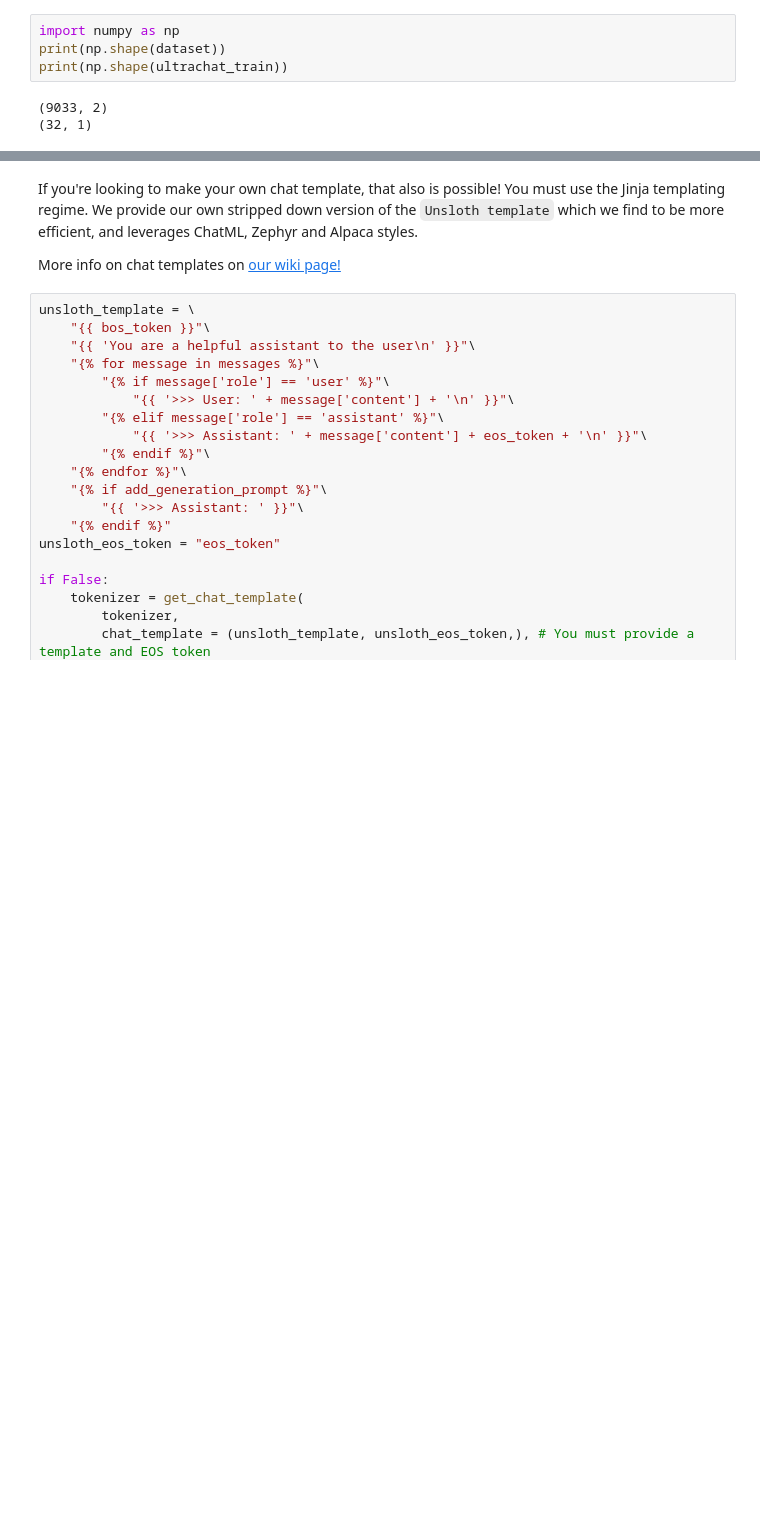
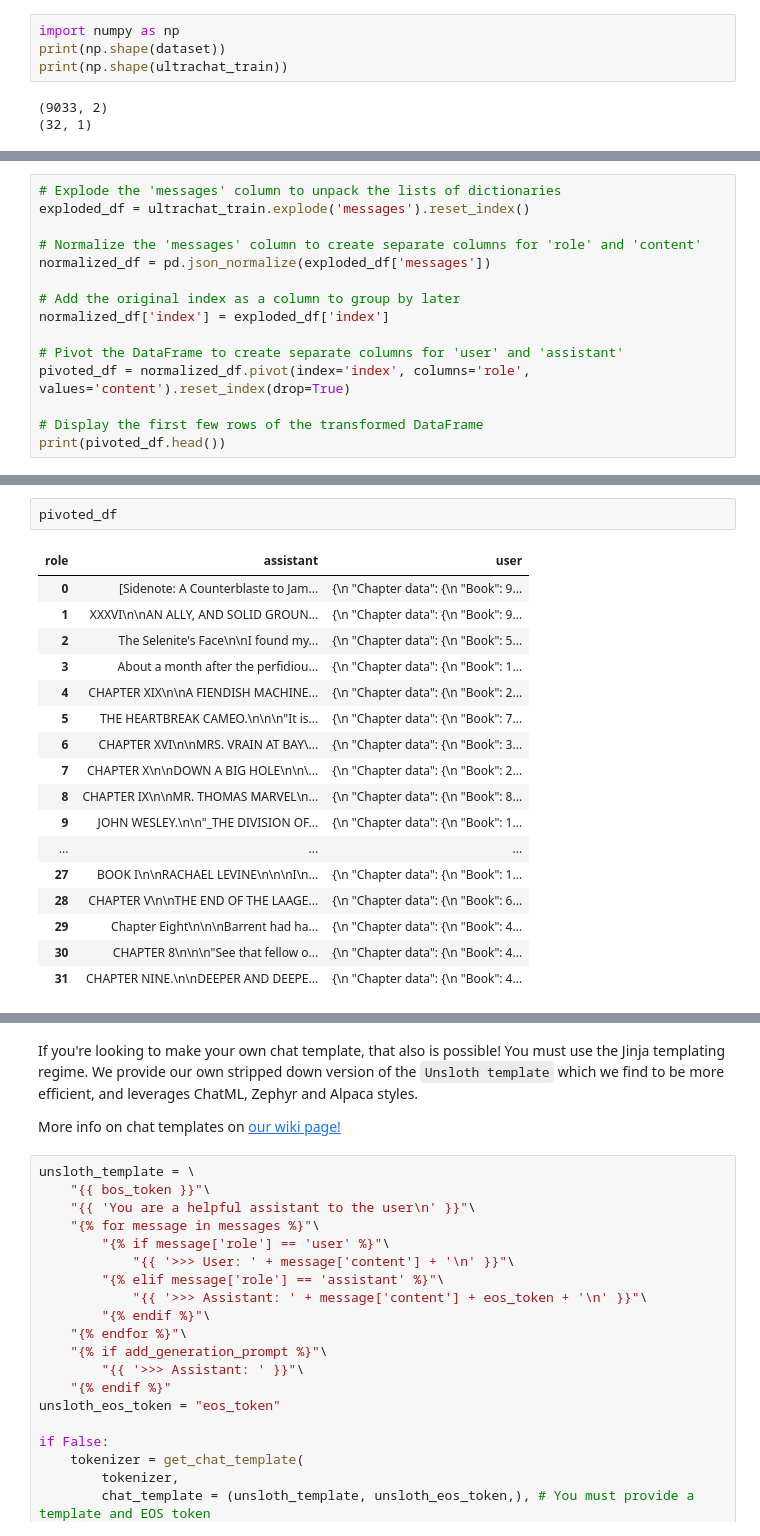
Before and after one commit to Feruis/Feruis.github.io, a Jupyter notebook: nb/Mistral_v0.3_(7B)-Conversational.ipynb, the cells around one changed output, grey strips where cells are left out. Drawn from its saved outputs; the diff is of its cells as text; blank space fills up the shorter version.

```diff
--- a/nb/Mistral_v0.3_(7B)-Conversational.ipynb
+++ b/nb/Mistral_v0.3_(7B)-Conversational.ipynb
@@ -173,0 +190,15 @@ KeyError: 5
+# %%
+# Explode the 'messages' column to unpack the lists of dictionaries
+exploded_df = ultrachat_train.explode('messages').reset_index()
+
+# Normalize the 'messages' column to create separate columns for 'role' and 'content'
+normalized_df = pd.json_normalize(exploded_df['messages'])
+
+# Add the original index as a column to group by later
+normalized_df['index'] = exploded_df['index']
+
+# Pivot the DataFrame to create separate columns for 'user' and 'assistant'
+pivoted_df = normalized_df.pivot(index='index', columns='role', values='content').reset_index(drop=True)
+
+# Display the first few rows of the transformed DataFrame
+print(pivoted_df.head())
@@ -173,0 +235,20 @@ KeyError: 5
+# %%
+pivoted_df
+# %% [output]
+| role | assistant | user |
+| 0 | [Sidenote: A Counterblaste to Jam... | {\n "Chapter data": {\n "Book": 9... |
+| 1 | XXXVI\n\nAN ALLY, AND SOLID GROUN... | {\n "Chapter data": {\n "Book": 9... |
+| 2 | The Selenite's Face\n\nI found my... | {\n "Chapter data": {\n "Book": 5... |
+| 3 | About a month after the perfidiou... | {\n "Chapter data": {\n "Book": 1... |
+| 4 | CHAPTER XIX\n\nA FIENDISH MACHINE... | {\n "Chapter data": {\n "Book": 2... |
+| 5 | THE HEARTBREAK CAMEO.\n\n\n"It is... | {\n "Chapter data": {\n "Book": 7... |
+| 6 | CHAPTER XVI\n\nMRS. VRAIN AT BAY\... | {\n "Chapter data": {\n "Book": 3... |
+| 7 | CHAPTER X\n\nDOWN A BIG HOLE\n\n\... | {\n "Chapter data": {\n "Book": 2... |
+| 8 | CHAPTER IX\n\nMR. THOMAS MARVEL\n... | {\n "Chapter data": {\n "Book": 8... |
+| 9 | JOHN WESLEY.\n\n"_THE DIVISION OF... | {\n "Chapter data": {\n "Book": 1... |
+| ... | ... | ... |
+| 27 | BOOK I\n\nRACHAEL LEVINE\n\n\nI\n... | {\n "Chapter data": {\n "Book": 1... |
+| 28 | CHAPTER V\n\nTHE END OF THE LAAGE... | {\n "Chapter data": {\n "Book": 6... |
+| 29 | Chapter Eight\n\n\nBarrent had ha... | {\n "Chapter data": {\n "Book": 4... |
+| 30 | CHAPTER 8\n\n\n"See that fellow o... | {\n "Chapter data": {\n "Book": 4... |
+| 31 | CHAPTER NINE.\n\nDEEPER AND DEEPE... | {\n "Chapter data": {\n "Book": 4... |
```
Also changed, not shown: parts of 5 cells of this notebook.
